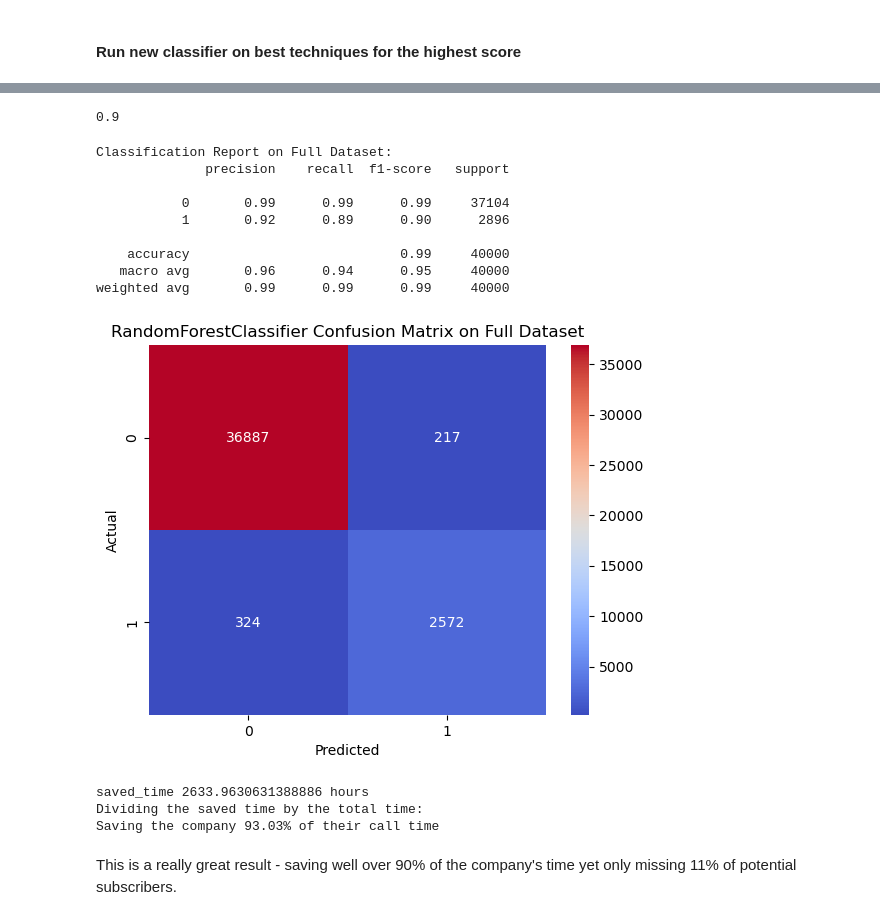
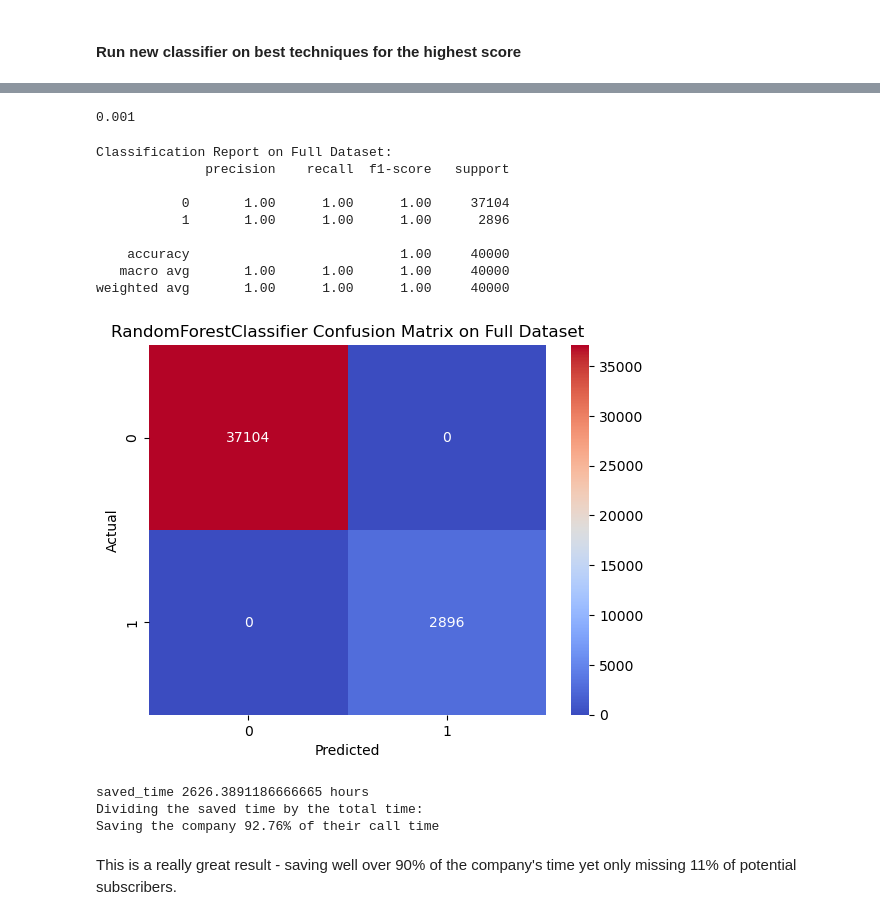
Before and after one commit to sralter/term_deposit_marketing, a Jupyter notebook: project2_modeling.ipynb, the cells around one changed output, grey strips where cells are left out. Cells and saved outputs as stored; diff of their text form; code cells hidden in the pictures.

```diff
--- a/project2_modeling.ipynb
+++ b/project2_modeling.ipynb
@@ -2521,3 +2543,21 @@ X_test_encoded=pd.get_dummies(X_test).reindex(columns=X_train_encoded.columns, f
+# %%
+target_column_name='y'
+
+# prepare data for full dataset run
+X = df.drop(columns=[target_column_name])
+y = df[target_column_name]
+
+# set up OneHotEncoder
+categorical_features = X.select_dtypes(include=['object', 'category']).columns
+preprocessor = ColumnTransformer(
+    transformers=[
+        ('cat', OneHotEncoder(handle_unknown='ignore'), categorical_features)
+    ],
+    remainder='passthrough'
+)
+
+# fit the transformer on the training data and transform both train and test
+X_encoded = preprocessor.fit_transform(X).toarray() # to resolve sparse matrix issue with MinMaxScaler
 # %%
 # scaler
 scaler=StandardScaler()
@@ -2608,11 +2665,8 @@ plt.show()
 # %%
 closest_threshold
 # %% [output]
-0.9
+0.001
 # %%
-# Prepare data for the full dataset run
-X = X_2
-
 # Set up OneHotEncoder
 categorical_features = X.select_dtypes(include=['object', 'category']).columns
 preprocessor = ColumnTransformer(
@@ -2623,7 +2677,7 @@ preprocessor = ColumnTransformer(
 )
 
 # Fit the transformer on the full dataset and encode it
-X_encoded = preprocessor.fit_transform(X).toarray() # Resolve sparse matrix issue with MinMaxScaler
+X_encoded = preprocessor.fit_transform(X)#.toarray() # Resolve sparse matrix issue with scaler
 
 # Scale the data
 scaler = StandardScaler()
@@ -2662,42 +2716,42 @@ y_pred_full = (y_probs_full >= optimal_threshold).astype(int)
 # Evaluate the scores
 print("\nClassification Report on Full Dataset:")
 print(classification_report(y,y_pred_full))
 
 # Confusion matrix
 sns.heatmap(data=confusion_matrix(y, y_pred_full), annot=True, fmt='', cmap="coolwarm")
 plt.title('RandomForestClassifier Confusion Matrix on Full Dataset')
 plt.xlabel('Predicted')
 plt.ylabel('Actual')
 
 plt.savefig('../figs/2_l2_full.png')
 plt.savefig('../figs/2_l2_full.pdf')
 plt.savefig('../figs/2_l2_full.jpg')
 
 plt.show()
 
 # Get values for custom evaluator on the full dataset
 cm = confusion_matrix(y, y_pred_full)
 c1_TP = cm[1, 1]
 c1_FP = cm[0, 1]
 support = c1_TP + c1_FP + cm[0, 0] + cm[1, 0]
 
 saved_time, mcm = final_evaluator(tp=c1_TP, fp=c1_FP, total_customers=support)
 print('Dividing the saved time by the total time:')
 print(f"Saving the company {saved_time / ((mcm * support) / 60) * 100:.2f}% of their call time")
 # %% [output]
 Classification Report on Full Dataset:
               precision    recall  f1-score   support
 
-           0       0.99      0.99      0.99     37104
-           1       0.92      0.89      0.90      2896
+           0       1.00      1.00      1.00     37104
+           1       1.00      1.00      1.00      2896
 
-    accuracy                           0.99     40000
-   macro avg       0.96      0.94      0.95     40000
-weighted avg       0.99      0.99      0.99     40000
+    accuracy                           1.00     40000
+   macro avg       1.00      1.00      1.00     40000
+weighted avg       1.00      1.00      1.00     40000
-[figure, old version]
+[figure, new version]
-saved_time 2633.9630631388886 hours
+saved_time 2626.3891186666665 hours
 Dividing the saved time by the total time:
-Saving the company 93.03% of their call time
+Saving the company 92.76% of their call time
 # %%
 # Save the trained model
 joblib.dump(model,'../joblib/l2_model.pkl')
```
Also changed, not shown: parts of 26 cells of this notebook, 1 other file.
